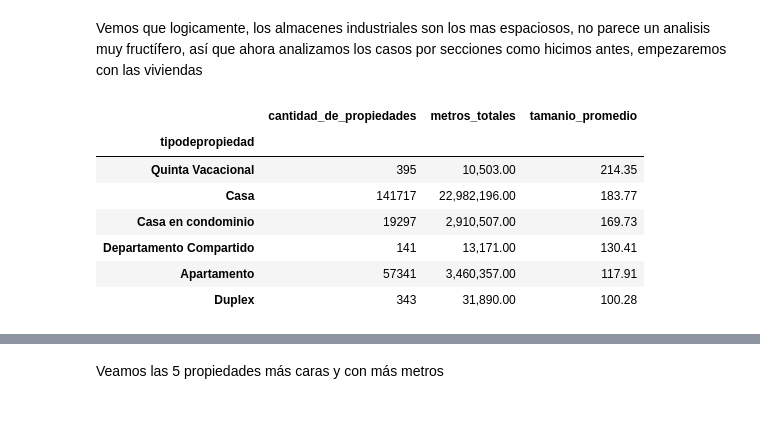
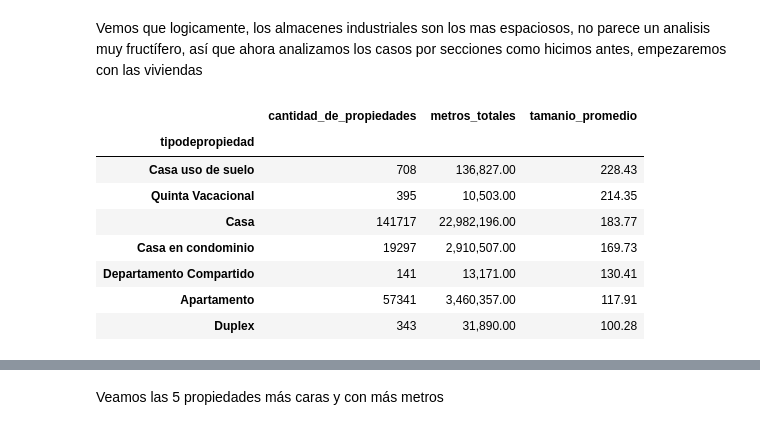
Before and after one commit to tomasSabao/TP1-OrganizacionDeDatos, a Jupyter notebook: TP1.ipynb, the cells around one changed output, grey strips where cells are left out. Cells and saved outputs as stored; diff of their text form; code cells hidden in the pictures.

```diff
--- a/TP1.ipynb
+++ b/TP1.ipynb
@@ -786,17 +829,18 @@ espacio_de_propiedades.sort_values('metros_promedio', ascending=False)
 # %% [markdown]
 Vemos que logicamente, los almacenes industriales son los mas espaciosos, no parece un analisis muy fructífero, así que ahora analizamos los casos por secciones como hicimos antes, empezaremos con las viviendas
 # %%
-#viviendas = ['Casa','Apartamento', 'Casa en condominio', 'Quinta Vacacional', 'Duplex','Casa uso de suelo','Departamento Compartido','Hospedaje']
+viviendas = ['Casa','Apartamento', 'Casa en condominio', 'Quinta Vacacional', 'Duplex','Casa uso de suelo','Departamento Compartido','Hospedaje']
 
 df_viviendas = df.loc[df.tipodepropiedad.isin(viviendas)].groupby('tipodepropiedad')\
 .agg({'metrostotales': ['size', 'sum', 'mean']})
 
 df_viviendas.columns = ['cantidad_de_propiedades', 'metros_totales','tamanio_promedio']
 df_viviendas = df_viviendas.loc[(df_viviendas.cantidad_de_propiedades>100)] #cambiar el numero para filtrar
 df_viviendas.sort_values('tamanio_promedio', ascending=False)
 # %% [output]
 |  | cantidad_de_propiedades | metros_totales | tamanio_promedio |
 | tipodepropiedad |  |  |  |
+| Casa uso de suelo | 708 | 136,827.00 | 228.43 |
 | Quinta Vacacional | 395 | 10,503.00 | 214.35 |
 | Casa | 141717 | 22,982,196.00 | 183.77 |
 | Casa en condominio | 19297 | 2,910,507.00 | 169.73 |
```
Also changed, not shown: parts of 26 cells of this notebook.
